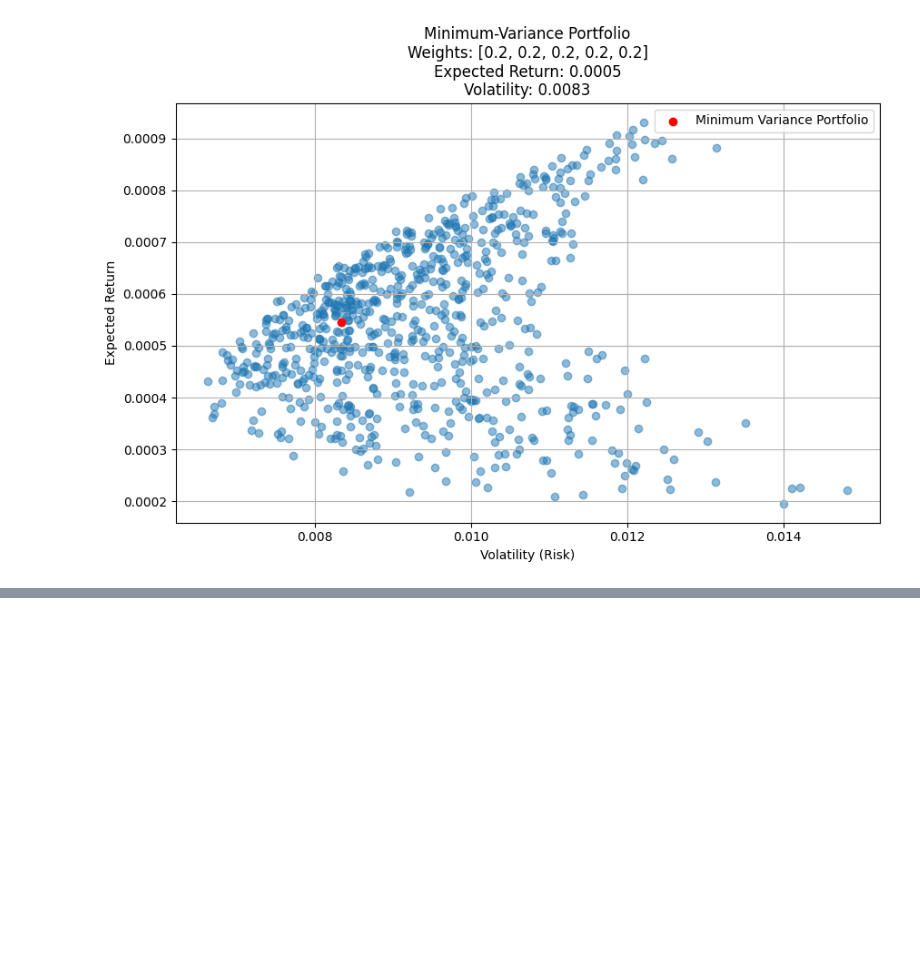
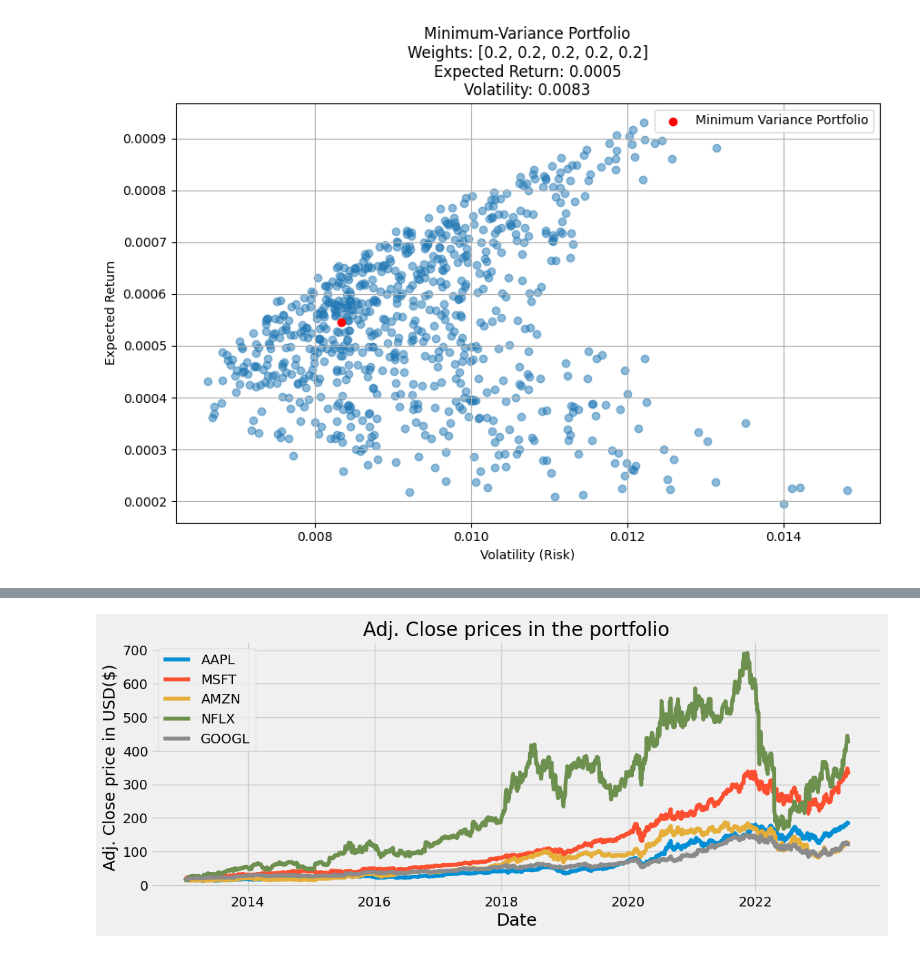
Before and after one commit to wolfinwallst/Financial_Engineering_and_Risk_Management, a Jupyter notebook: Toy Projects/#9 Min-Variance Portfolio.ipynb, the cells around one changed output, grey strips where cells are left out. Saved outputs shown, nothing was run; the diff lists cells and outputs as text; code cells hidden in the pictures; blank space fills up the shorter version.

```diff
--- a/Toy Projects/#9 Min-Variance Portfolio.ipynb
+++ b/Toy Projects/#9 Min-Variance Portfolio.ipynb
@@ -421,0 +489,11 @@ plt.show()
+# %%
+import pandas as pd
+import numpy as np
+import matplotlib.pyplot as plt
+plt.style.use('fivethirtyeight')
+from datetime import datetime
+# %%
+tickers = ['AAPL', 'MSFT', 'AMZN', 'NFLX', 'GOOGL']
+num_assets = len(tickers)
+weights = np.ones(num_assets) / num_assets
+weights
@@ -421,0 +502,8 @@ plt.show()
+# %%
+start_date = '2013-01-01'
+today = datetime.today().strftime('%Y-%m-%d')
+
+df = pd.DataFrame()
+for stock in tickers:
+    df[stock] = yf.download(stock, start=start_date, end=today)['Adj Close']
+df.head()
@@ -421,0 +523,11 @@ plt.show()
+# %%
+plt.figure(figsize=(12.2,4.5))
+for c in df.columns.values:
+    plt.plot(df[c], label=c)
+plt.title('Adj. Close prices in the portfolio')
+plt.xlabel('Date', fontsize=18)
+plt.ylabel('Adj. Close price in USD($)')
+plt.legend()
+plt.show()
+# %% [output]
+[figure, added]
```
Also changed, not shown: parts of 18 cells of this notebook.
